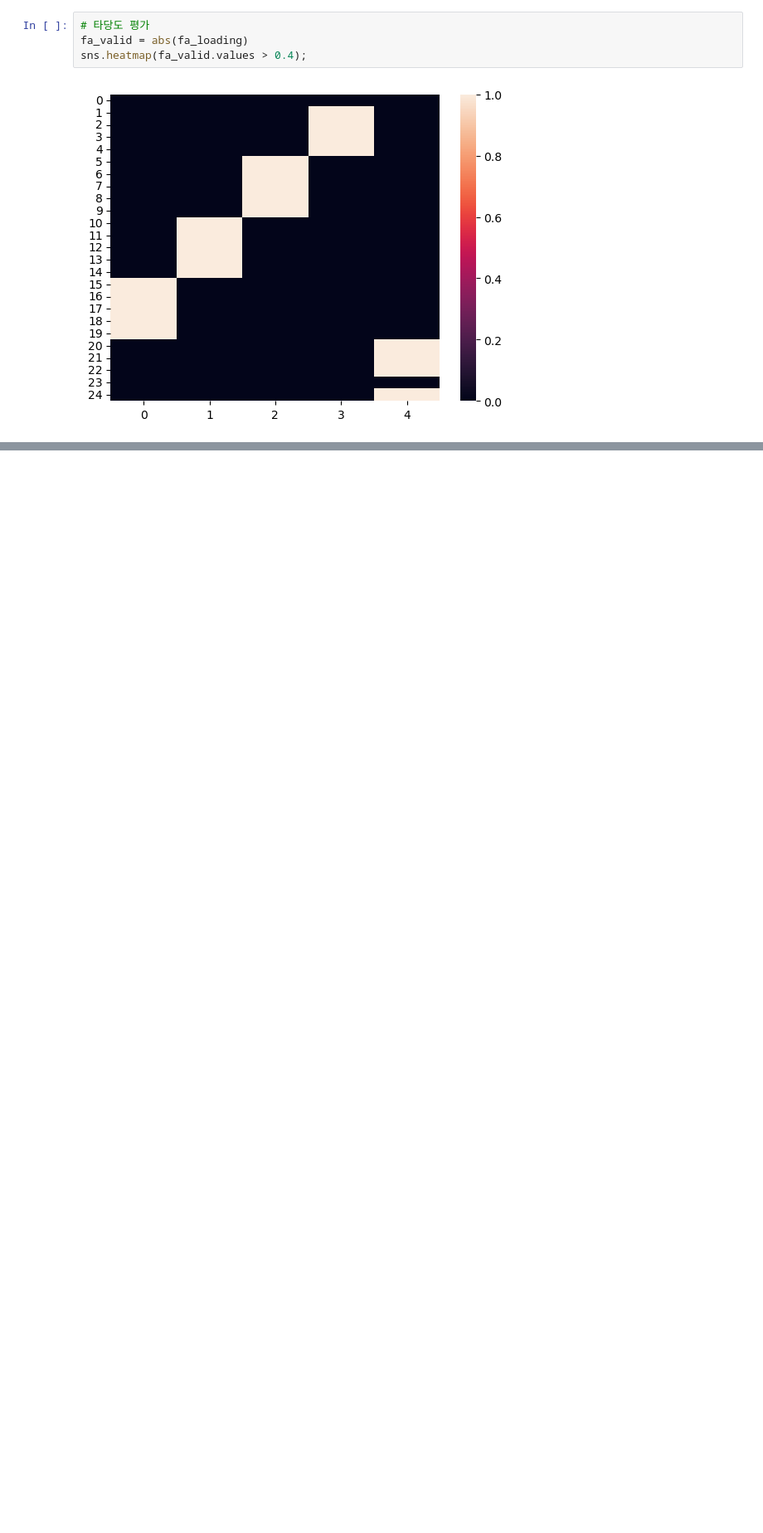
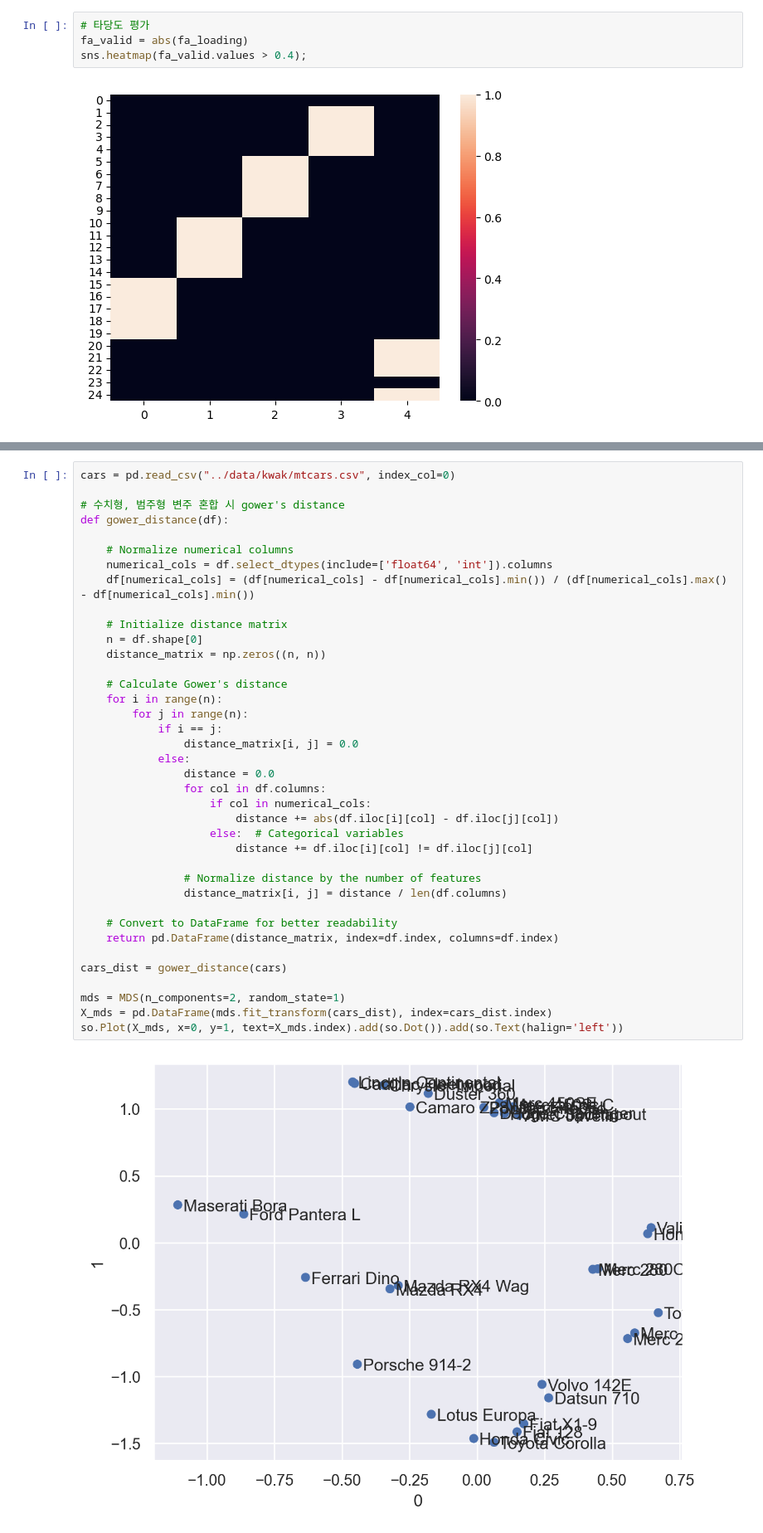
Before and after one commit to klee30810/ADP-study, a Jupyter notebook: stats/kwak/Chap 09. 차원분석.ipynb, the cells around one changed output, grey strips where cells are left out. Shown at 83% size. Cells and saved outputs as stored; diff of their text form; blank space fills up the shorter version.

```diff
--- a/stats/kwak/Chap 09. 차원분석.ipynb
+++ b/stats/kwak/Chap 09. 차원분석.ipynb
@@ -237,0 +277,40 @@ sns.heatmap(fa_valid.values > 0.4);
+# %%
+cars = pd.read_csv("../data/kwak/mtcars.csv", index_col=0)
+
+# 수치형, 범주형 변주 혼합 시 gower's distance
+def gower_distance(df):
+
+    # Normalize numerical columns
+    numerical_cols = df.select_dtypes(include=['float64', 'int']).columns
+    df[numerical_cols] = (df[numerical_cols] - df[numerical_cols].min()) / (df[numerical_cols].max() - df[numerical_cols].min())
+
+    # Initialize distance matrix
+    n = df.shape[0]
+    distance_matrix = np.zeros((n, n))
+
+    # Calculate Gower's distance
+    for i in range(n):
+        for j in range(n):
+            if i == j:
+                distance_matrix[i, j] = 0.0
+            else:
+                distance = 0.0
+                for col in df.columns:
+                    if col in numerical_cols:
+                        distance += abs(df.iloc[i][col] - df.iloc[j][col])
+                    else:  # Categorical variables
+                        distance += df.iloc[i][col] != df.iloc[j][col]
+
+                # Normalize distance by the number of features
+                distance_matrix[i, j] = distance / len(df.columns)
+
+    # Convert to DataFrame for better readability
+    return pd.DataFrame(distance_matrix, index=df.index, columns=df.index)
+
+cars_dist = gower_distance(cars)
+
+mds = MDS(n_components=2, random_state=1)
+X_mds = pd.DataFrame(mds.fit_transform(cars_dist), index=cars_dist.index)
+so.Plot(X_mds, x=0, y=1, text=X_mds.index).add(so.Dot()).add(so.Text(halign='left'))
+# %% [output]
+[figure, added]
```
Also changed, not shown: parts of 5 cells of this notebook.
